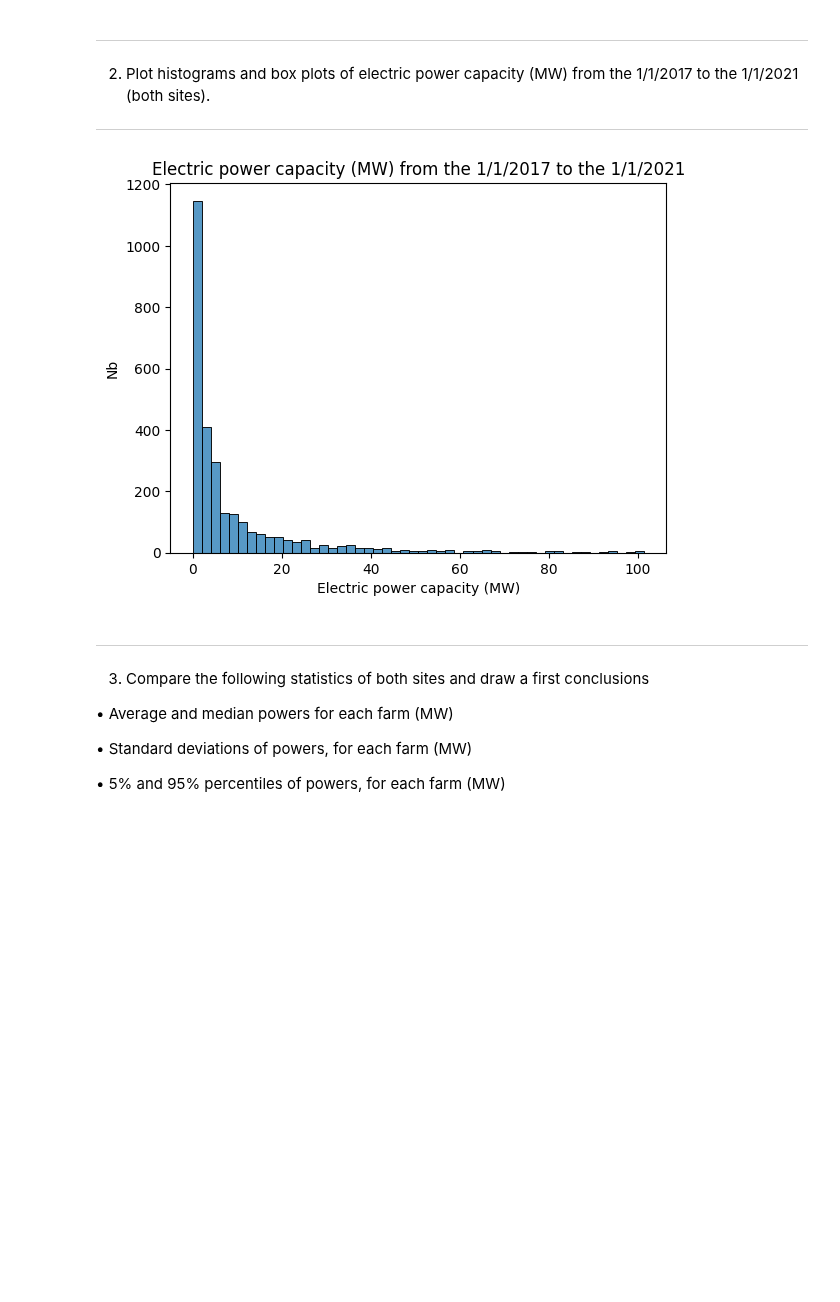
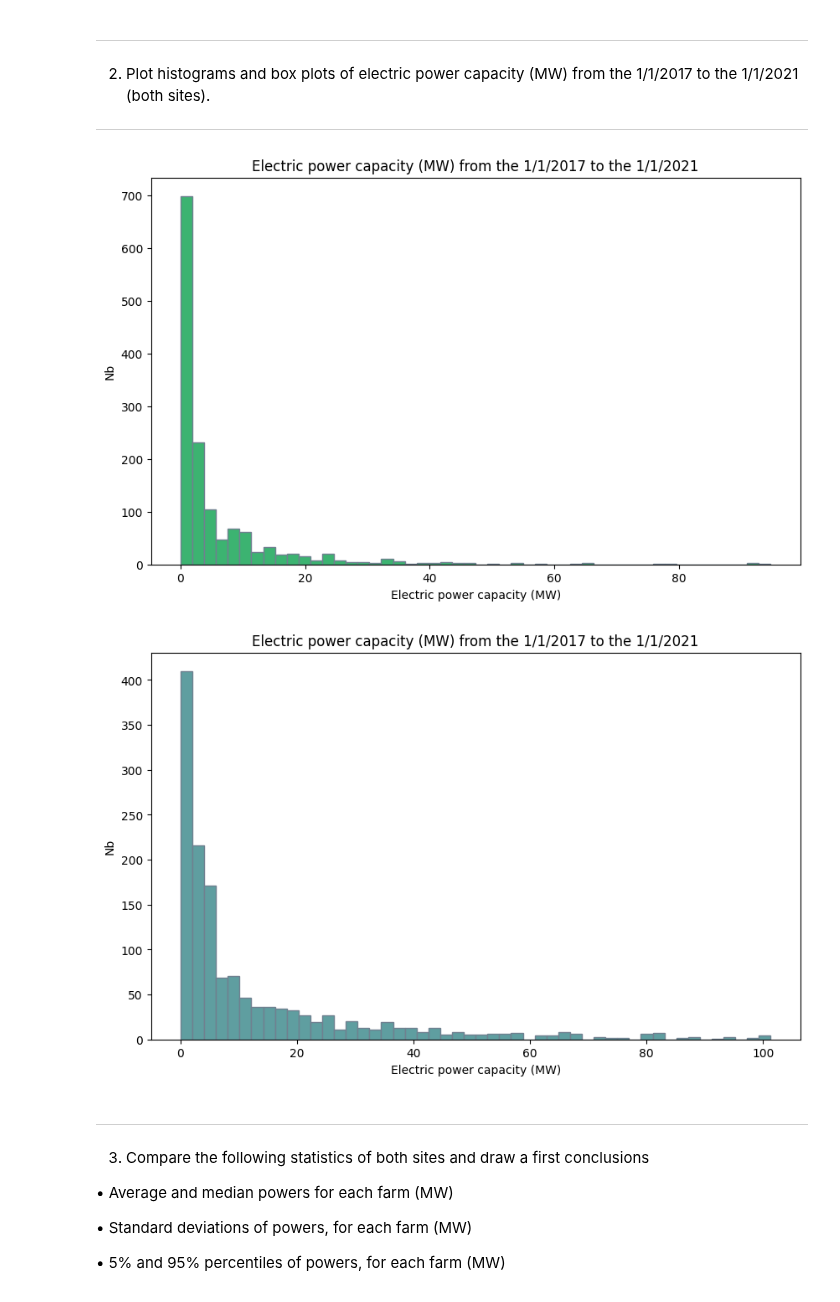
Before and after one commit to clem119/Hackathons, a Jupyter notebook: H1/hack1_without_code.ipynb, the cells around one changed output. Cells and saved outputs as stored; diff of their text form; code cells hidden in the pictures; blank space fills up the shorter version.

```diff
--- a/H1/hack1_without_code.ipynb
+++ b/H1/hack1_without_code.ipynb
@@ -133,14 +133,25 @@ Comment briefly your results
 # %%
 r = ElecPowerCapa()
 Results=r[0]+r[1]
+r1=r[0]
+r2=r[1]
 
-sns.histplot(Results, bins=50)
+fig1, ax1 = plt.subplots(figsize=(10, 6))
+plt.hist(r1, bins=50, color="mediumseagreen", edgecolor="slategrey")
 plt.xlabel("Electric power capacity (MW)")
 plt.ylabel("Nb")
 plt.title("Electric power capacity (MW) from the 1/1/2017 to the 1/1/2021")
 plt.show()
+
+fig2, ax2 = plt.subplots(figsize=(10, 6))
+plt.hist(r2, bins=50, color="cadetblue", edgecolor="slategrey")
+plt.xlabel("Electric power capacity (MW)")
+plt.ylabel("Nb")
+plt.title("Electric power capacity (MW) from the 1/1/2017 to the 1/1/2021")
+plt.show()
 # %% [output]
-[figure, old version]
+[figure, new version]
+[figure, added]
 # %% [markdown]
 ------------------------------------------------------------------------------------------------------
 
```
